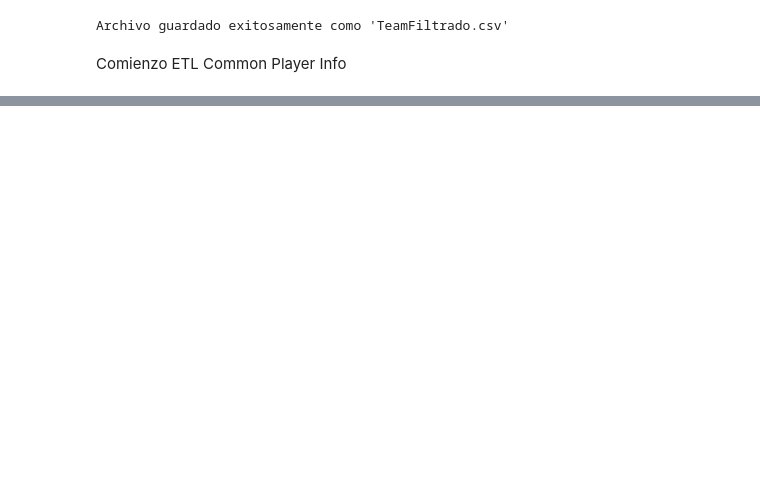
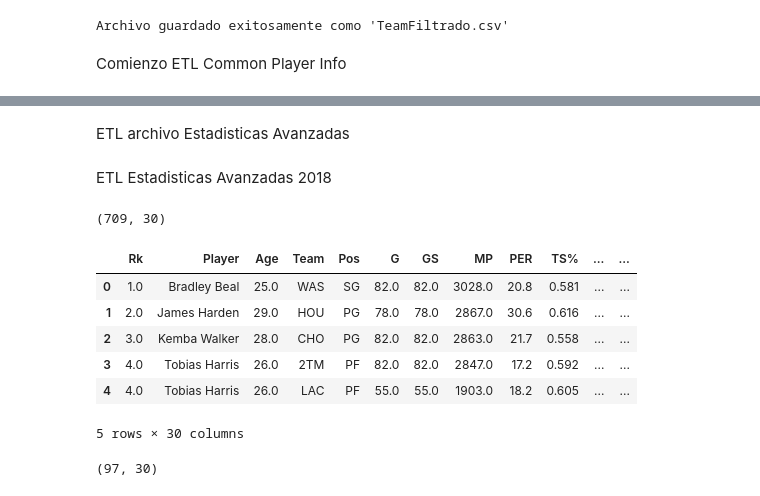
Before and after one commit to Gabriel-Sanmartino/Moneyball-NBA-Valor-y-Eficiencia, a Jupyter notebook: ETL.ipynb, the cells around one changed output, grey strips where cells are left out. Saved outputs shown, nothing was run; the diff lists cells and outputs as text; code cells hidden in the pictures; blank space fills up the shorter version.

Commit message:
Trabajo de ETL de los archivos Estadisticas Avanzadas 2018 - 2023

```diff
--- a/ETL.ipynb
+++ b/ETL.ipynb
@@ -95,0 +737,4 @@ Archivo guardado exitosamente como 'CommonPlayerFiltrado.csv'
+# %% [markdown]
+ETL archivo Estadisticas Avanzadas
+# %% [markdown]
+ETL Estadisticas Avanzadas 2018
@@ -95,0 +746,28 @@ Archivo guardado exitosamente como 'CommonPlayerFiltrado.csv'
+# %%
+#Leer el archivo de trabajo:
+df_Stats_Adv_2018 = pd.read_csv('2018-19 NBA Player Stats Advanced.csv')
+# %%
+# Para comprobar que cantidad de registros y columnas tiene el dataset cargado:
+
+df_Stats_Adv_2018.shape
+# %% [output]
+(709, 30)
+# %%
+#Una vez cargado el dataset, y comprobado su tamaño, se procede a verificar el contenido con una vista truncada:
+df_Stats_Adv_2018.head()
+# %% [output]
+|  | Rk | Player | Age | Team | Pos | G | GS | MP | PER | TS% | ... | ... |
+| 0 | 1.0 | Bradley Beal | 25.0 | WAS | SG | 82.0 | 82.0 | 3028.0 | 20.8 | 0.581 | ... | ... |
+| 1 | 2.0 | James Harden | 29.0 | HOU | PG | 78.0 | 78.0 | 2867.0 | 30.6 | 0.616 | ... | ... |
+| 2 | 3.0 | Kemba Walker | 28.0 | CHO | PG | 82.0 | 82.0 | 2863.0 | 21.7 | 0.558 | ... | ... |
+| 3 | 4.0 | Tobias Harris | 26.0 | 2TM | PF | 82.0 | 82.0 | 2847.0 | 17.2 | 0.592 | ... | ... |
+| 4 | 4.0 | Tobias Harris | 26.0 | LAC | PF | 55.0 | 55.0 | 1903.0 | 18.2 | 0.605 | ... | ... |
+5 rows × 30 columns
+# %%
+# Selecciona y filtrar los años/equipos que se trabajarán en el proyecto:
+
+lista_filtro_equipos_Stats = ['BOS', 'DEN', 'MIN', 'NYK', 'OKC']
+df_Stats_adv_filt_2018 = df_Stats_Adv_2018[df_Stats_Adv_2018['Team'].isin(lista_filtro_equipos_Stats)]
+df_Stats_adv_filt_2018.shape
+# %% [output]
+(97, 30)
```
Also changed, not shown: parts of 129 cells of this notebook.
